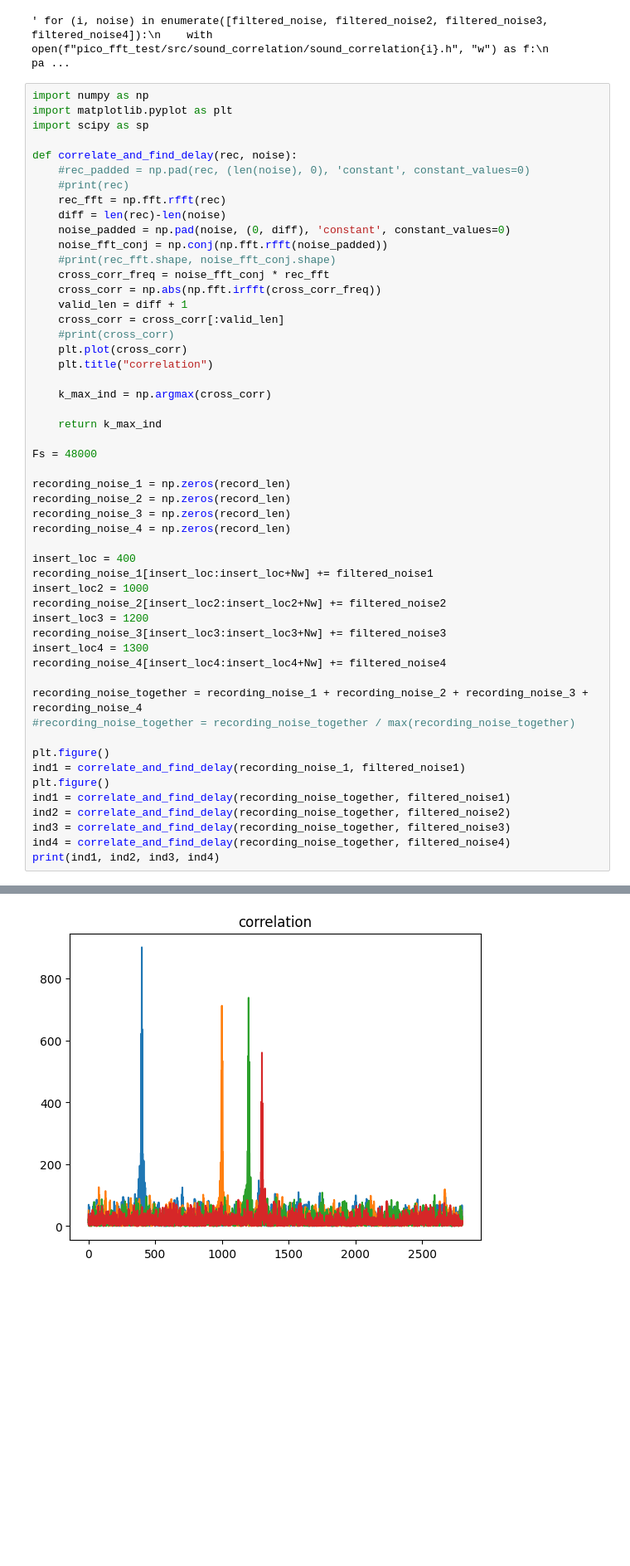
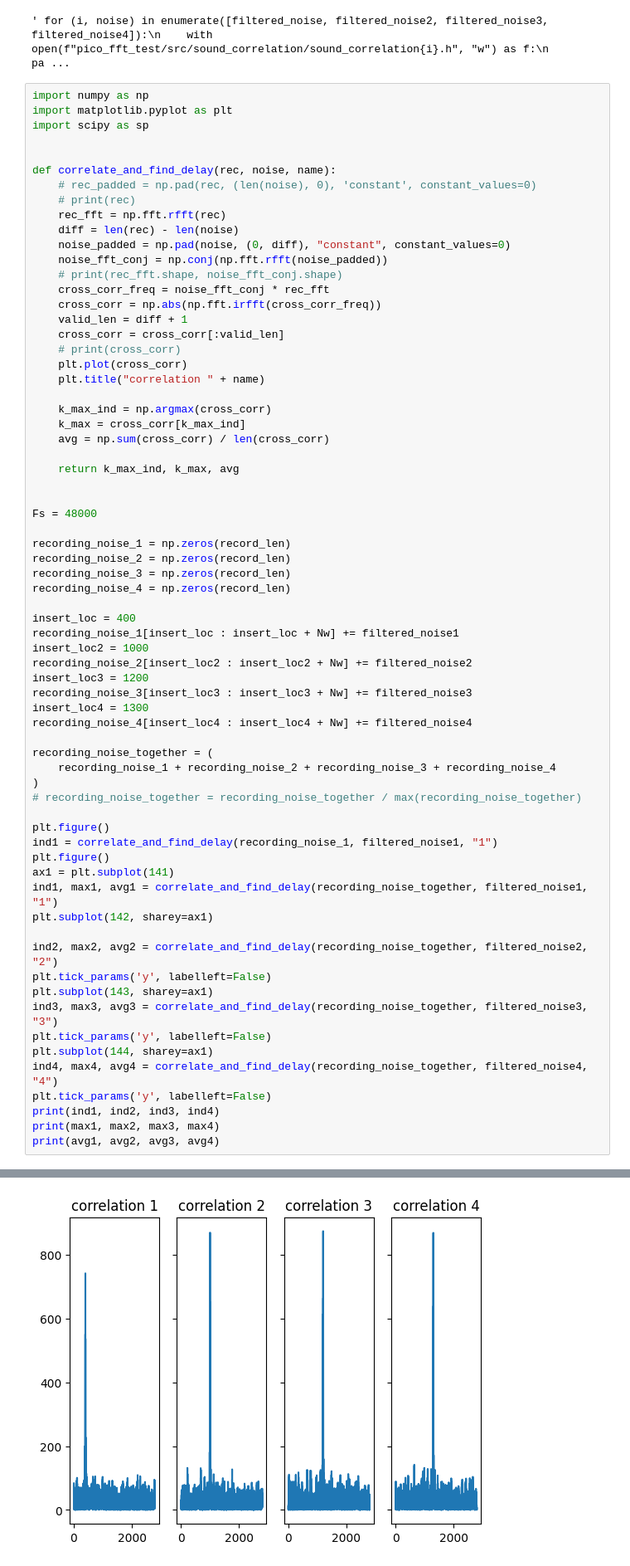
Before and after one commit to autocart-capstone/autocart, a Jupyter notebook: SourceCodes/sound_localization/misc/playground.ipynb, the cells around one changed output, grey strips where cells are left out. Shown: that part at 83% size. Saved outputs shown, nothing was run; the diff lists cells and outputs as text; blank space fills up the shorter version.

```diff
--- a/SourceCodes/sound_localization/misc/playground.ipynb
+++ b/SourceCodes/sound_localization/misc/playground.ipynb
@@ -206,25 +250,29 @@ import numpy as np
 import matplotlib.pyplot as plt
 import scipy as sp
 
-def correlate_and_find_delay(rec, noise):
-    #rec_padded = np.pad(rec, (len(noise), 0), 'constant', constant_values=0)
-    #print(rec)
+
+def correlate_and_find_delay(rec, noise, name):
+    # rec_padded = np.pad(rec, (len(noise), 0), 'constant', constant_values=0)
+    # print(rec)
     rec_fft = np.fft.rfft(rec)
-    diff = len(rec)-len(noise)
-    noise_padded = np.pad(noise, (0, diff), 'constant', constant_values=0)
+    diff = len(rec) - len(noise)
+    noise_padded = np.pad(noise, (0, diff), "constant", constant_values=0)
     noise_fft_conj = np.conj(np.fft.rfft(noise_padded))
-    #print(rec_fft.shape, noise_fft_conj.shape)
+    # print(rec_fft.shape, noise_fft_conj.shape)
     cross_corr_freq = noise_fft_conj * rec_fft
     cross_corr = np.abs(np.fft.irfft(cross_corr_freq))
     valid_len = diff + 1
     cross_corr = cross_corr[:valid_len]
-    #print(cross_corr)
+    # print(cross_corr)
     plt.plot(cross_corr)
-    plt.title("correlation")
+    plt.title("correlation " + name)
 
     k_max_ind = np.argmax(cross_corr)
+    k_max = cross_corr[k_max_ind]
+    avg = np.sum(cross_corr) / len(cross_corr)
 
-    return k_max_ind
+    return k_max_ind, k_max, avg
+
 
 Fs = 48000
 
@@ -234,24 +282,36 @@ recording_noise_3 = np.zeros(record_len)
 recording_noise_4 = np.zeros(record_len)
 
 insert_loc = 400
-recording_noise_1[insert_loc:insert_loc+Nw] += filtered_noise1
+recording_noise_1[insert_loc : insert_loc + Nw] += filtered_noise1
 insert_loc2 = 1000
-recording_noise_2[insert_loc2:insert_loc2+Nw] += filtered_noise2
+recording_noise_2[insert_loc2 : insert_loc2 + Nw] += filtered_noise2
 insert_loc3 = 1200
-recording_noise_3[insert_loc3:insert_loc3+Nw] += filtered_noise3
+recording_noise_3[insert_loc3 : insert_loc3 + Nw] += filtered_noise3
 insert_loc4 = 1300
-recording_noise_4[insert_loc4:insert_loc4+Nw] += filtered_noise4
+recording_noise_4[insert_loc4 : insert_loc4 + Nw] += filtered_noise4
 
-recording_noise_together = recording_noise_1 + recording_noise_2 + recording_noise_3 + recording_noise_4
-#recording_noise_together = recording_noise_together / max(recording_noise_together)
+recording_noise_together = (
+    recording_noise_1 + recording_noise_2 + recording_noise_3 + recording_noise_4
+)
+# recording_noise_together = recording_noise_together / max(recording_noise_together)
 
 plt.figure()
-ind1 = correlate_and_find_delay(recording_noise_1, filtered_noise1)
+ind1 = correlate_and_find_delay(recording_noise_1, filtered_noise1, "1")
 plt.figure()
-ind1 = correlate_and_find_delay(recording_noise_together, filtered_noise1)
-ind2 = correlate_and_find_delay(recording_noise_together, filtered_noise2)
-ind3 = correlate_and_find_delay(recording_noise_together, filtered_noise3)
-ind4 = correlate_and_find_delay(recording_noise_together, filtered_noise4)
+ax1 = plt.subplot(141)
+ind1, max1, avg1 = correlate_and_find_delay(recording_noise_together, filtered_noise1, "1")
+plt.subplot(142, sharey=ax1)
+
+ind2, max2, avg2 = correlate_and_find_delay(recording_noise_together, filtered_noise2, "2")
+plt.tick_params('y', labelleft=False)
+plt.subplot(143, sharey=ax1)
+ind3, max3, avg3 = correlate_and_find_delay(recording_noise_together, filtered_noise3, "3")
+plt.tick_params('y', labelleft=False)
+plt.subplot(144, sharey=ax1)
+ind4, max4, avg4 = correlate_and_find_delay(recording_noise_together, filtered_noise4, "4")
+plt.tick_params('y', labelleft=False)
 print(ind1, ind2, ind3, ind4)
+print(max1, max2, max3, max4)
+print(avg1, avg2, avg3, avg4)
 # %% [output]
 400 1000 1200 1300
@@ -259 +321 @@ print(ind1, ind2, ind3, ind4)
-[figure, old version]
+[figure, new version]
```
Also changed, not shown: parts of 7 cells of this notebook, 13 other files.
